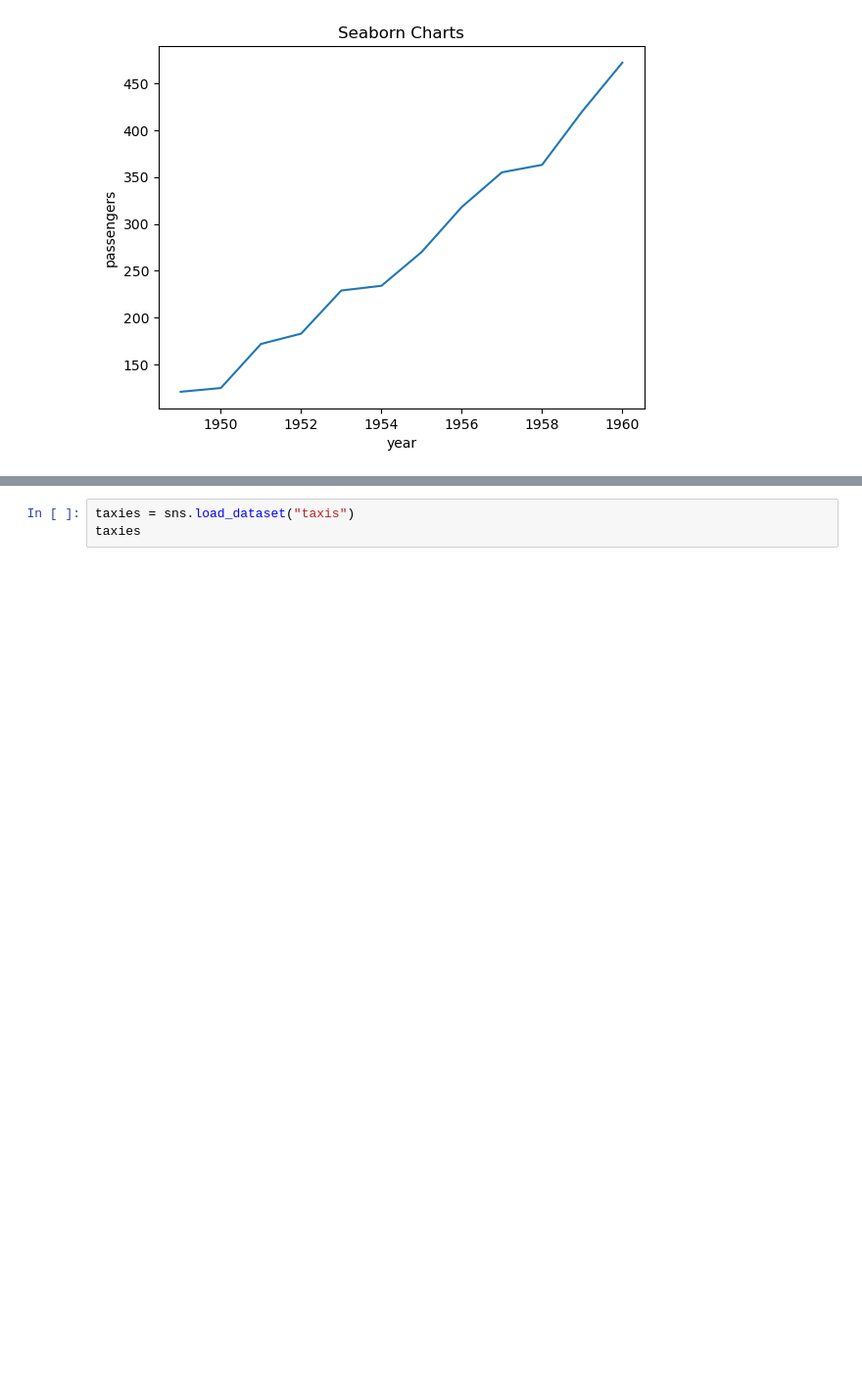
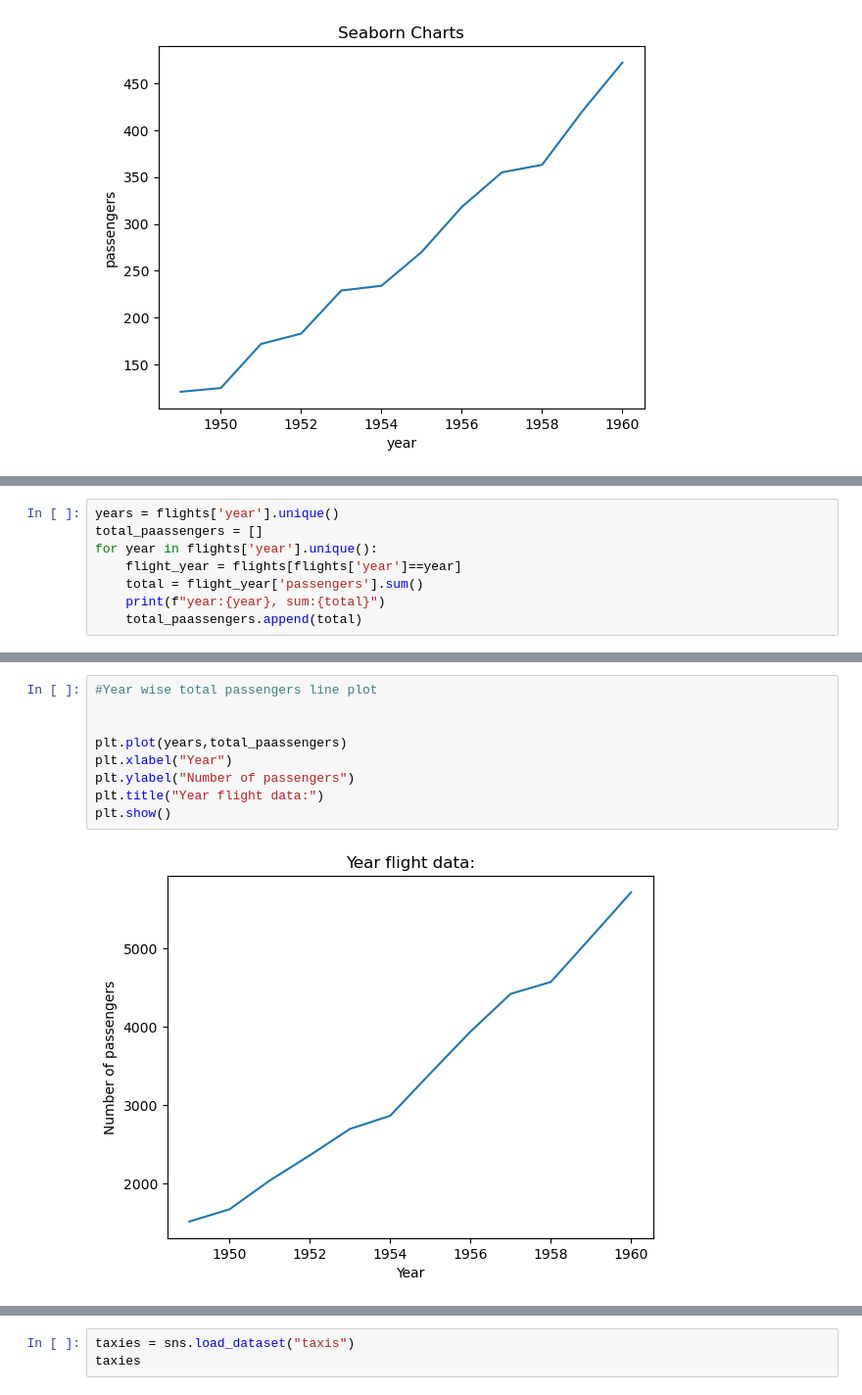
Before and after one commit to chuck-ankit/Python, a Jupyter notebook: Learning/05b_Matplotlib_Seaborn.ipynb, the cells around one changed output, grey strips where cells are left out. Shown at 98% size. Cells and saved outputs as stored; diff of their text form; blank space fills up the shorter version.

```diff
--- a/Learning/05b_Matplotlib_Seaborn.ipynb
+++ b/Learning/05b_Matplotlib_Seaborn.ipynb
@@ -60,0 +70,8 @@ plt.show()
+# %%
+years = flights['year'].unique()
+total_paassengers = []
+for year in flights['year'].unique():
+    flight_year = flights[flights['year']==year]
+    total = flight_year['passengers'].sum()
+    print(f"year:{year}, sum:{total}")
+    total_paassengers.append(total)
@@ -60,0 +91,11 @@ plt.show()
+# %%
+#Year wise total passengers line plot
+
+
+plt.plot(years,total_paassengers)
+plt.xlabel("Year")
+plt.ylabel("Number of passengers")
+plt.title("Year flight data:")
+plt.show()
+# %% [output]
+[figure, added]
```
Also changed, not shown: parts of 8 cells of this notebook.
